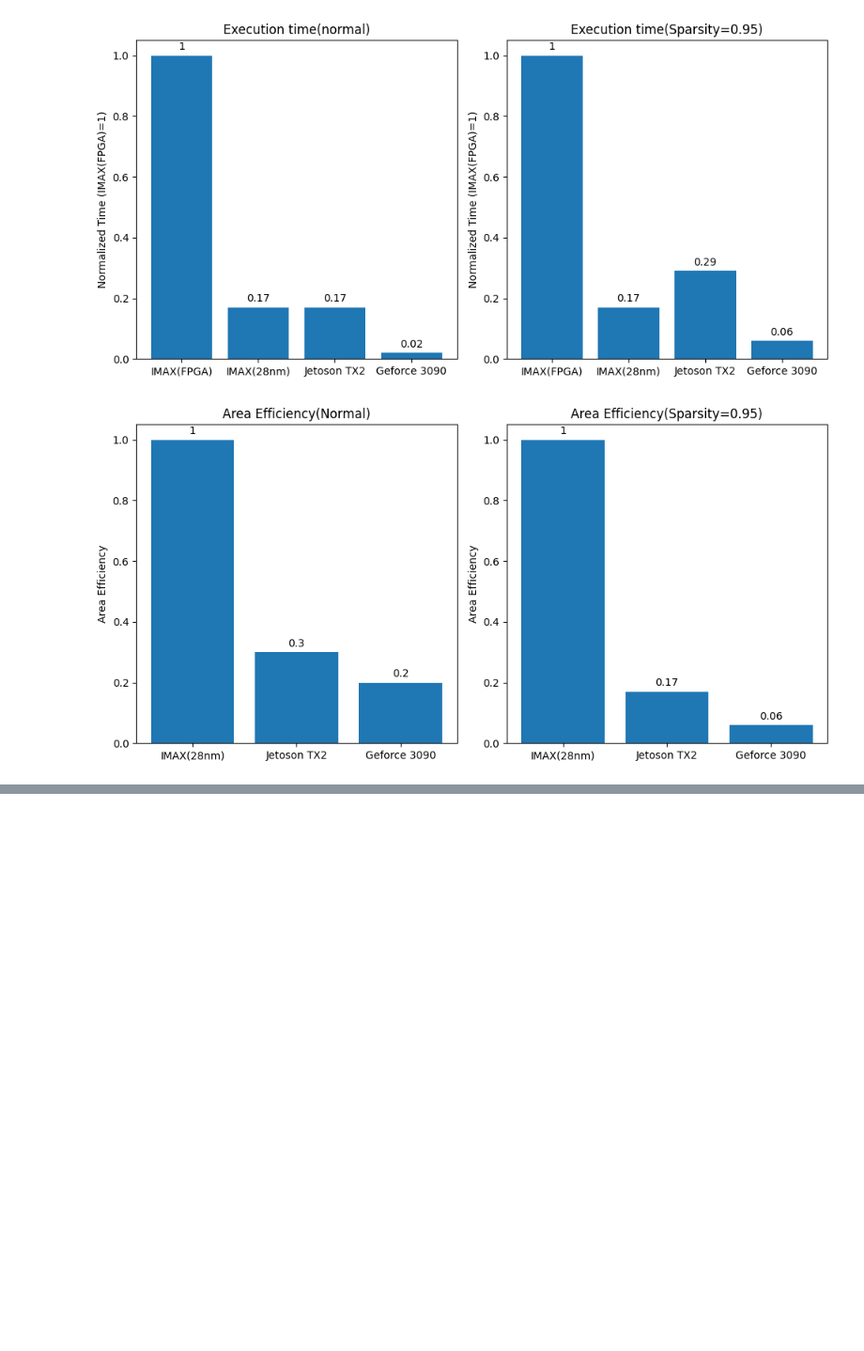
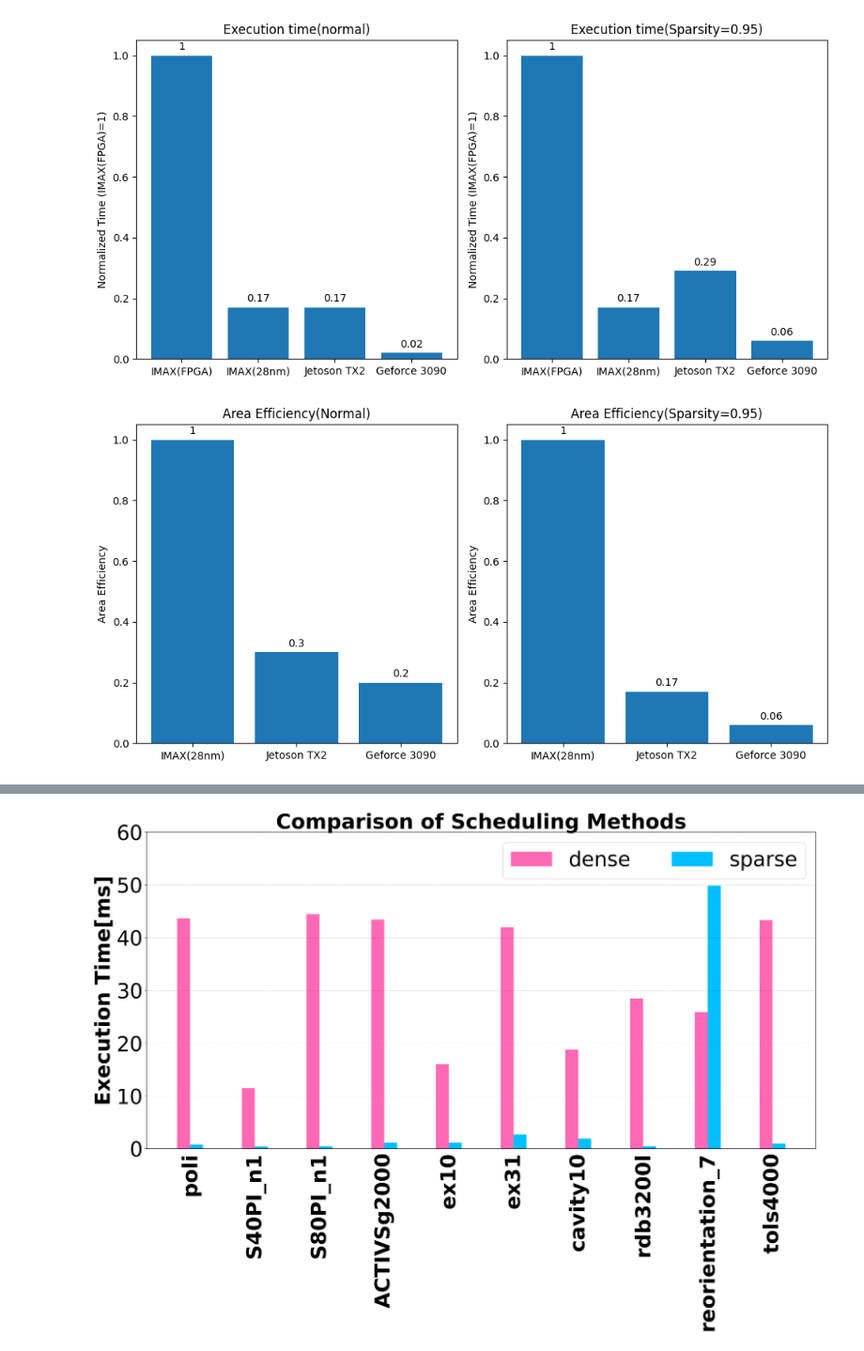
Before and after one commit to taku2365/IMAX_sparse.cent, a Jupyter notebook: src/emax6_sparselib/result/result_vis.ipynb, the cells around one changed output, grey strips where cells are left out. Shown at 94% size. Cells and saved outputs as stored; diff of their text form; code cells hidden in the pictures; blank space fills up the shorter version.

Commit message:
add some dataset

```diff
--- a/src/emax6_sparselib/result/result_vis.ipynb
+++ b/src/emax6_sparselib/result/result_vis.ipynb
@@ -883,0 +852,94 @@ plt.show()
+# %%
+import numpy as np
+import matplotlib
+import matplotlib.colors as colors
+import matplotlib.pyplot as plt
+from matplotlib import lines
+
+ms_convert = 1000000
+df_spmv_dense = pd.read_csv('./result_spmv_real_data_dense_ver.csv')
+df_spmv_sparse = pd.read_csv('./result_spmv_real_data_sparse_ver.csv')
+
+data_len = len(df_spmv_dense["dataset_name"])
+
+for i in range(data_len):
+    print(df_spmv_dense["dataset_name"][i])
+
+print(data_len)
+x = np.arange(data_len)
+
+data = np.array(
+    [
+        df_spmv_dense["total"]/ms_convert,
+        df_spmv_sparse["total"]/ms_convert
+    ]
+)
+
+x_lables = df_spmv_dense["dataset_name"]
+
+fig, ax = plt.subplots(figsize=(21, 10), dpi=210)
+bar_width = 0.2
+
+ax.bar(
+    x,
+    data[0],
+    bar_width,
+    color=colors.cnames["hotpink"],
+    label="dense",
+    capsize=6,
+    # yerr=data_std[0],
+)
+ax.bar(
+    x + bar_width,
+    data[1],
+    bar_width,
+    color=colors.cnames["deepskyblue"],
+    label="sparse",
+    capsize=6,
+    # yerr=data_std[1],
+)
+# ax.bar(
+#     x + 2 * bar_width,
+#     data[2],
+#     bar_width,
+#     color=colors.cnames["cornflowerblue"],
+#     label="CCC",
+#     capsize=6,
+#     # yerr=data_std[2],
+# )
+
+ax.set_ylabel("Execution Time[ms]", weight="bold", fontsize=36)
+ax.set_ylim([0, 60])
+# ax.set_yticks([1, 2, 3, 4, 5])
+ax.tick_params(axis="y", labelsize=36)
+ax.set_xticks(x + bar_width-0.1)
+ax.set_xticklabels(x_lables, weight="bold", fontsize=36, rotation=90)
+ax.legend(loc="best", fontsize=36, ncol=3)
+ax.set_title("Comparison of Scheduling Methods",fontsize=36,weight="bold")
+plt.grid(True, "major", "y", ls="--", lw=0.5, c="k", alpha=0.3)
+plt.tick_params(bottom=False)
+
+### 追加のコード begin
+
+
+# def add_anotation(ax, x1, x2, label):
+#     y1 = -0.7
+#     y2 = -1.0
+
+#     # 線を引く
+#     xs = [x1, x1, x2, x2]
+#     ys = [y1, y2, y2, y1]
+#     ax.plot(xs, ys, "k", clip_on=False)
+
+#     # テキストをつける。
+#     center = (x1 + x2) / 2
+#     ax.text(center, y2 - 0.1, label, fontsize=36, ha="center", va="top")
+
+
+# xticks = ax.get_xticks()
+# add_anotation(ax, xticks[0], xticks[4], "label1")
+# add_anotation(ax, xticks[5], xticks[7], "label2")
+
+
+plt.show()
+# %% [output]
@@ -883,0 +957 @@ plt.show()
+[figure, added]
```
Also changed, not shown: parts of 2 cells of this notebook, 55 other files.
